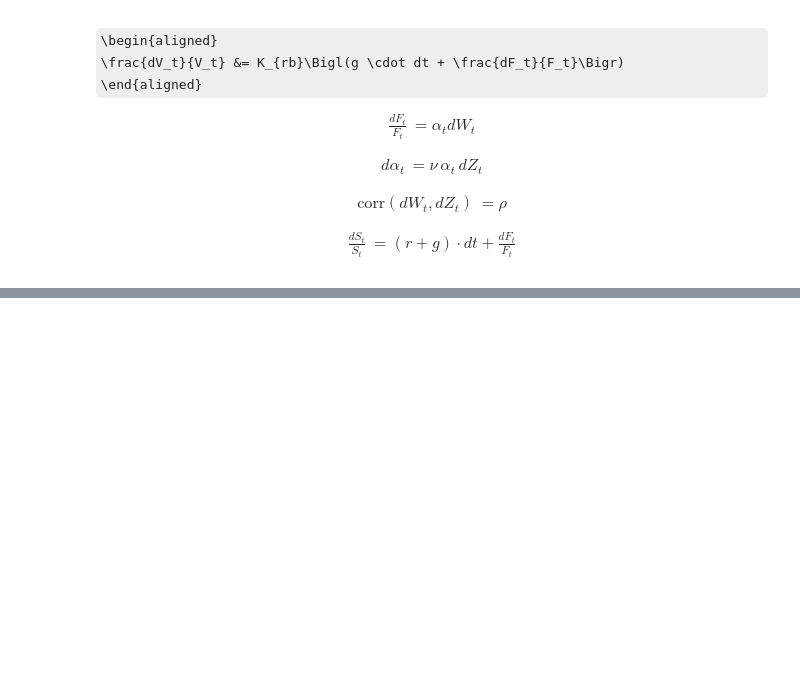
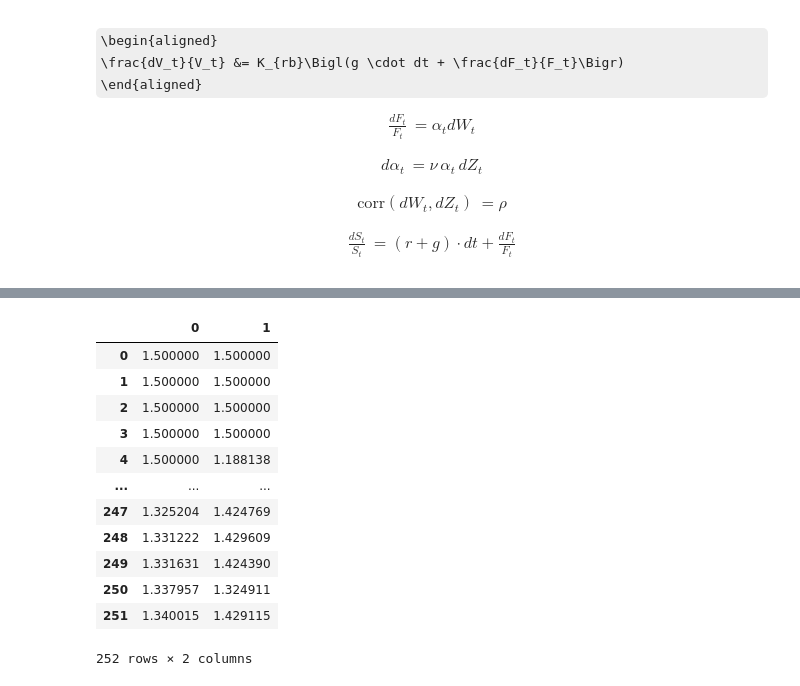
Before and after one commit to kevinlaventure/Quantitative_Methods_and_Analysis, a Jupyter notebook: volatility_target.ipynb, the cells around one changed output, grey strips where cells are left out. Saved outputs shown, nothing was run; the diff lists cells and outputs as text; code cells hidden in the pictures; some formulas as TeX source; blank space fills up the shorter version.

```diff
--- a/volatility_target.ipynb
+++ b/volatility_target.ipynb
@@ -116,0 +188,16 @@ risky_asset = (eq_process.pct_change() + r*dt + g*dt).fillna(0).add(1).cumprod()
+# %%
+k
+# %% [output]
+|  | 0 | 1 |
+| 0 | 1.500000 | 1.500000 |
+| 1 | 1.500000 | 1.500000 |
+| 2 | 1.500000 | 1.500000 |
+| 3 | 1.500000 | 1.500000 |
+| 4 | 1.500000 | 1.188138 |
+| ... | ... | ... |
+| 247 | 1.325204 | 1.424769 |
+| 248 | 1.331222 | 1.429609 |
+| 249 | 1.331631 | 1.424390 |
+| 250 | 1.337957 | 1.324911 |
+| 251 | 1.340015 | 1.429115 |
+252 rows × 2 columns
```
Also changed, not shown: parts of 7 cells of this notebook, 1 other file.
